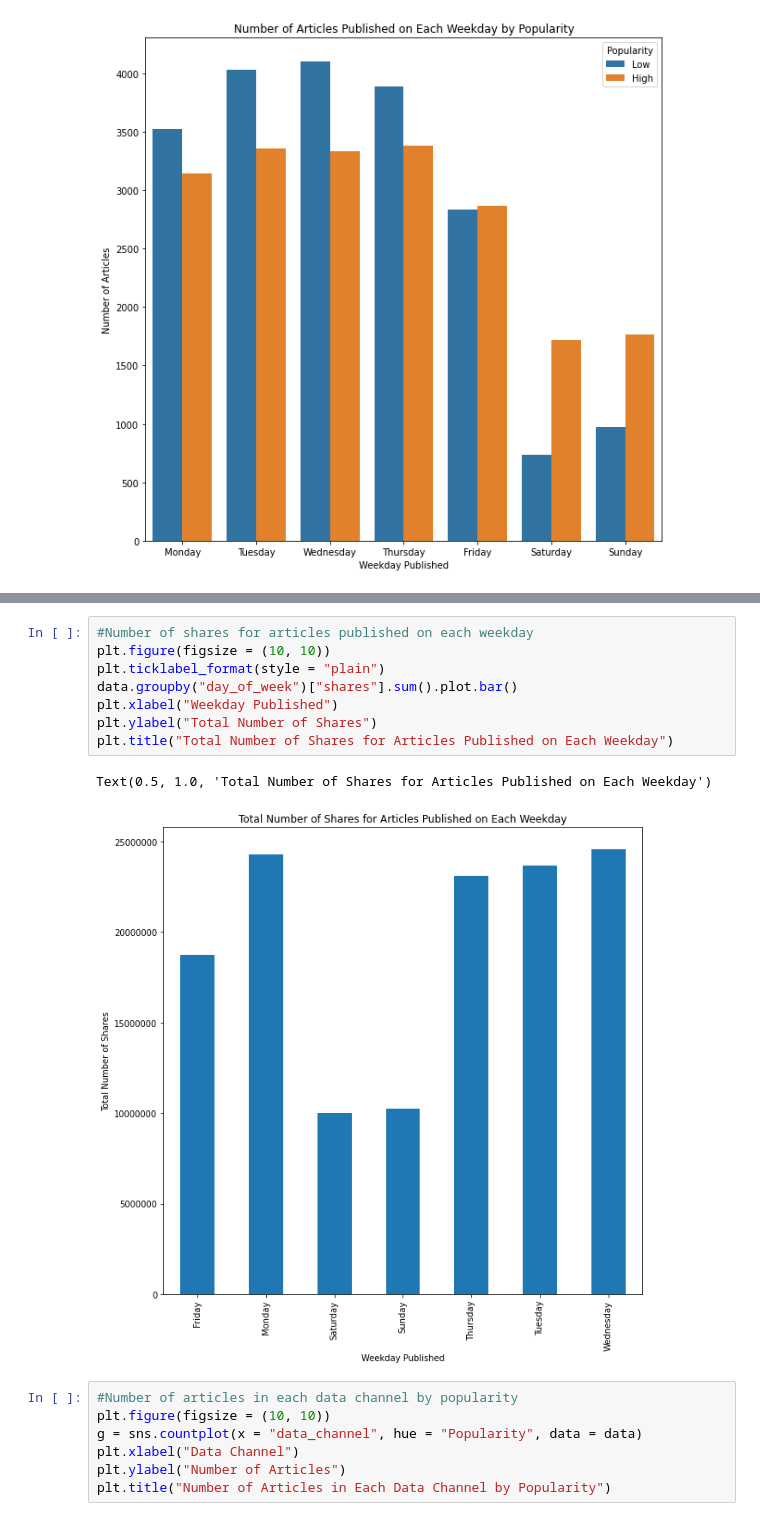
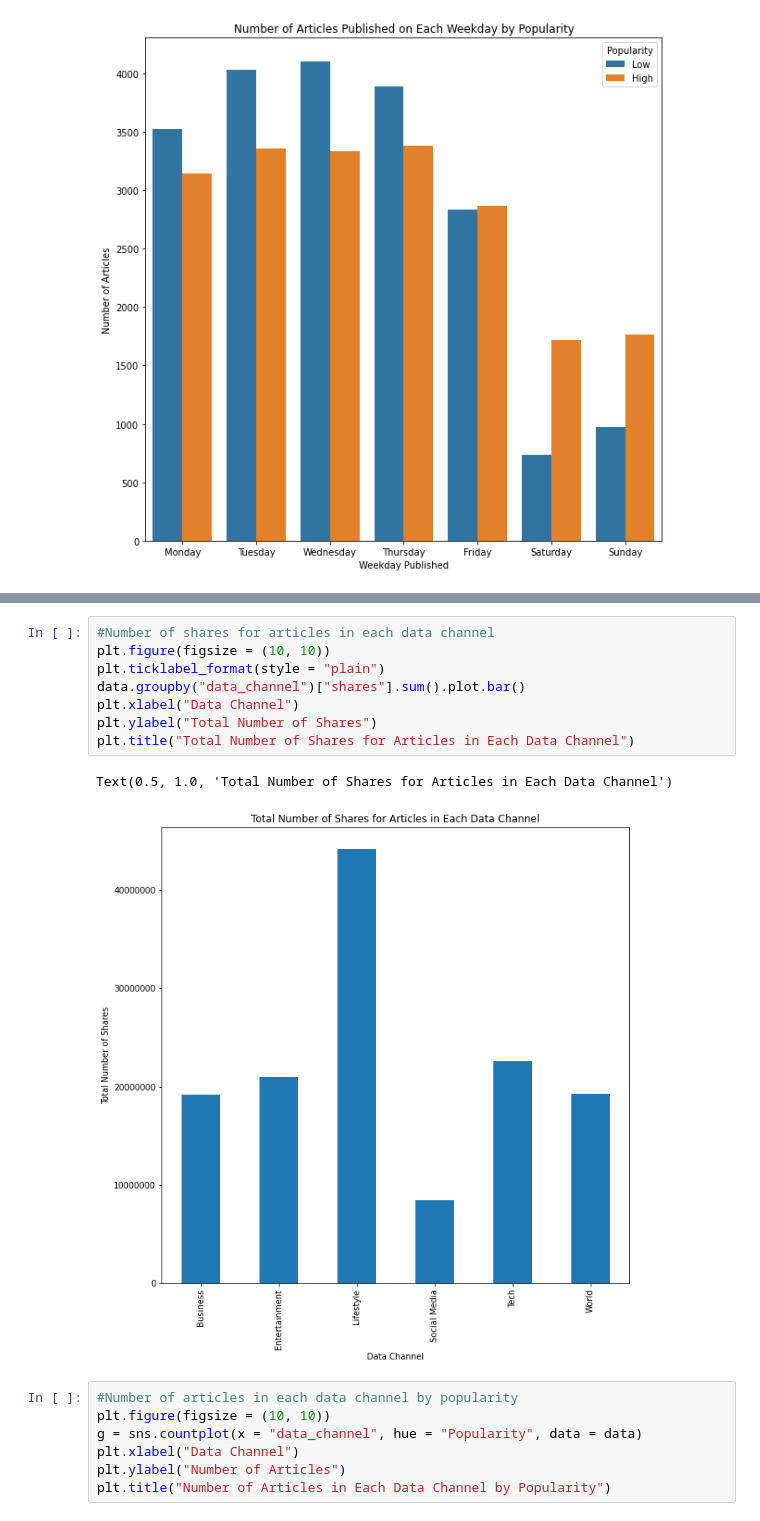
Before and after one commit to matthiasronnau/BANA-273-Term-Project, a Jupyter notebook: BANA-273 Term Project.ipynb, the cells around one changed output, grey strips where cells are left out. Saved outputs shown, nothing was run; the diff lists cells and outputs as text.

```diff
--- a/BANA-273 Term Project.ipynb
+++ b/BANA-273 Term Project.ipynb
@@ -193,14 +248,14 @@ Text(0.5, 1.0, 'Number of Articles Published on Each Weekday by Popularity')
 # %%
-#Number of shares for articles published on each weekday
+#Number of shares for articles in each data channel
 plt.figure(figsize = (10, 10))
 plt.ticklabel_format(style = "plain")
-data.groupby("day_of_week")["shares"].sum().plot.bar()
-plt.xlabel("Weekday Published")
+data.groupby("data_channel")["shares"].sum().plot.bar()
+plt.xlabel("Data Channel")
 plt.ylabel("Total Number of Shares")
-plt.title("Total Number of Shares for Articles Published on Each Weekday")
+plt.title("Total Number of Shares for Articles in Each Data Channel")
 # %% [output]
-Text(0.5, 1.0, 'Total Number of Shares for Articles Published on Each Weekday')
+Text(0.5, 1.0, 'Total Number of Shares for Articles in Each Data Channel')
-[figure, old version]
+[figure, new version]
 # %%
 #Number of articles in each data channel by popularity
 plt.figure(figsize = (10, 10))
```
Also changed, not shown: parts of 8 cells of this notebook.
